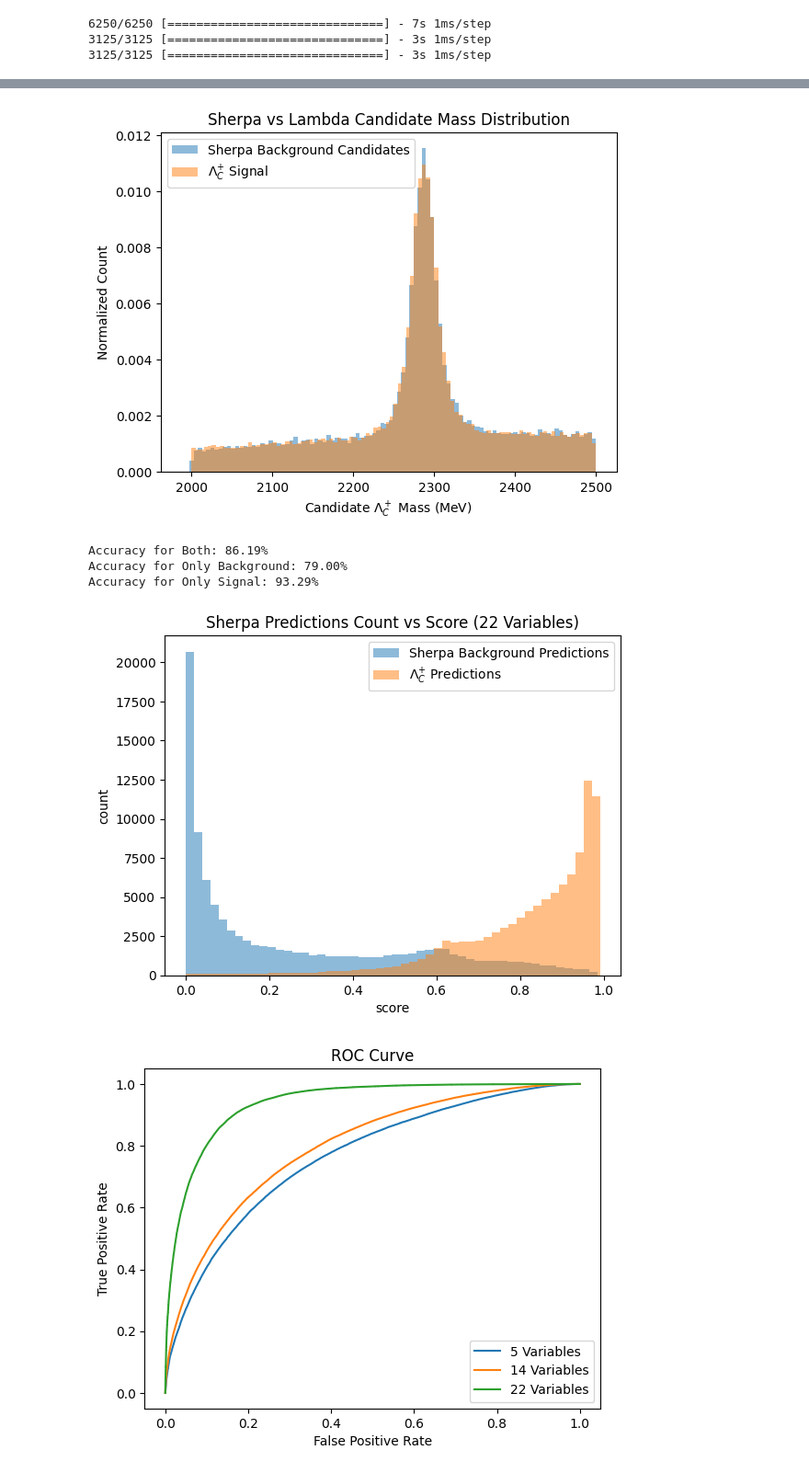
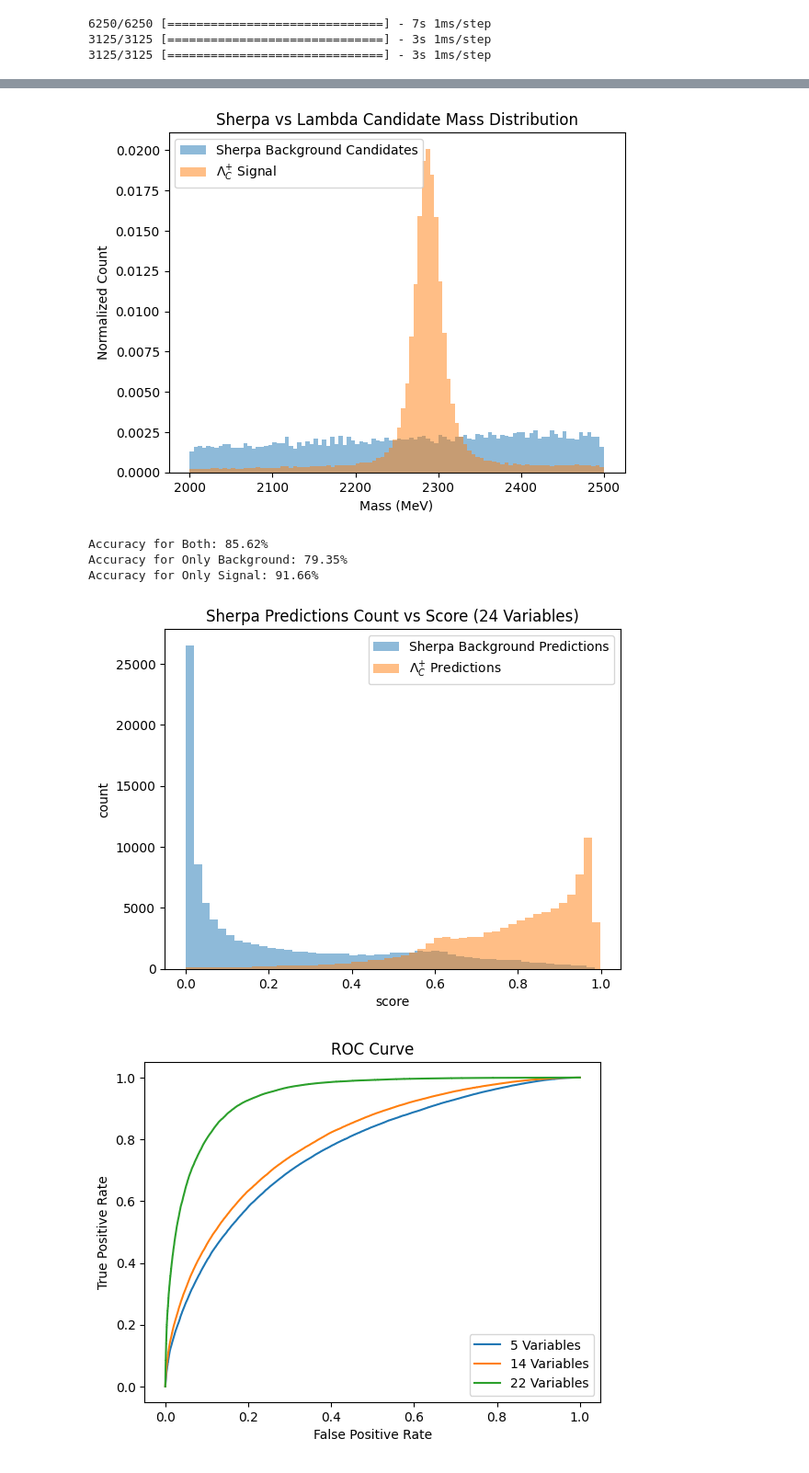
Before and after one commit to GitGup/ATLAS_DNN, a Jupyter notebook: MC_DNN.ipynb, the cells around one changed output, grey strips where cells are left out. Shown at 92% size. Drawn from its saved outputs; the diff is of its cells as text; code cells hidden in the pictures.

Commit message:
fixed mass passed distributions

```diff
--- a/MC_DNN.ipynb
+++ b/MC_DNN.ipynb
@@ -614,7 +615,7 @@ X_train1, X_test1, y_train1, y_test1 = train_test_split(only_411[training_column
 
 #only Lambda
 only_4122['DMesons_pdgId'] = only_4122['DMesons_pdgId'].replace({411: 0, 4122: 1})
-X_train, X_test2, y_train2, y_test2 = train_test_split(only_4122[training_columns], only_4122['DMesons_pdgId'], test_size=0.2, random_state=42)
+X_train2, X_test2, y_train2, y_test2 = train_test_split(only_4122[training_columns], only_4122['DMesons_pdgId'], test_size=0.2, random_state=42)
 # %%
 X_train2
 # %% [output]
@@ -875,11 +876,10 @@ predictions_signal2 = model.predict(X_test2)
 passed_background_indicies = []
 passed_signal_indicies = []
 
-
 for i in range(len(predictions_background2)):
     # if predictions_background2[i] > 0.6:
     #     passed_background_indicies.append(i)
-    if predictions_both2[i] > 0.6:
+    if predictions_signal2[i] > -1:
         passed_signal_indicies.append(i)
-    elif predictions_both[i] < 0.6:
+    if predictions_background2[i] > -1:
         passed_background_indicies.append(i)
@@ -894,8 +902,8 @@ len(passed_background_indicies) + len(passed_signal_indicies)
 # passed_Signal_df = X_train2.iloc[passed_signal_indicies]
 # passed_Signal_df
 
-passed_Background_both = X_train.iloc[passed_background_indicies]
-passed_Signal_both = X_train.iloc[passed_signal_indicies]
-passed_Signal_both
+passed_Background_both = X_train1.iloc[passed_background_indicies]
+passed_Signal_both = X_train2.iloc[passed_signal_indicies]
+passed_Background_both
 # %% [output]
 |  | DMesons_pt | DMesons_eta | DMesons_m | DMesons_fitOutput__Lxy | DMesons_costhetastar | DMesons_fitOutput__ImpactSignific... | ... |
@@ -914,18 +925,18 @@ passed_Signal_both
 # %%
 counts, bins, _ = plt.hist(passed_Background_both["DMesons_m"], bins=100)
 counts2, bins2, _ = plt.hist(passed_Signal_both["DMesons_m"], bins=100)
 # Normalize the histogram using the formula
 density = counts / (sum(counts) * np.diff(bins))
 density2 = counts2 / (sum(counts2) * np.diff(bins2))
 
     # Plot the normalized histogram
 plt.clf()
 plt.bar(bins[:-1], density, width=np.diff(bins), align='edge', alpha=0.5, label = "Sherpa Background Candidates")
 plt.bar(bins2[:-1], density2, width=np.diff(bins2), align='edge', alpha=0.5, label = "$\Lambda_C^{+}$ Signal")
 plt.title("Sherpa vs Lambda Candidate Mass Distribution")
 plt.ylabel("Normalized Count")
-plt.xlabel("Candidate $\Lambda_C^+$ Mass (MeV)")
+plt.xlabel("Mass (MeV)")
 plt.legend()
 plt.show()
 # %% [output]
-[figure, old version]
+[figure, new version]
@@ -955,9 +982,9 @@ print("Accuracy for Both: {:.2%}".format(accuracy_both))
 print("Accuracy for Only Background: {:.2%}".format(accuracy_background))
 print("Accuracy for Only Signal: {:.2%}".format(accuracy_signal))
 # %% [output]
-Accuracy for Both: 86.19%
-Accuracy for Only Background: 79.00%
-Accuracy for Only Signal: 93.29%
+Accuracy for Both: 85.62%
+Accuracy for Only Background: 79.35%
+Accuracy for Only Signal: 91.66%
 # %%
 hist = plt.hist(predictions_background2, bins = 50, label = "Sherpa Background Predictions", alpha=0.5)
 hist2 = plt.hist(predictions_signal2, bins = 50, label = "$\Lambda_C^{+}$ Predictions", alpha=0.5)
@@ -967,7 +994,7 @@ plt.title("Sherpa Predictions Count vs Score ({} Variables)".format(len(training
 plt.legend()
 plt.show()
 # %% [output]
-[figure, old version]
+[figure, new version]
 # %%
 #bulk
 y_true = list(y_test)
```
Also changed, not shown: parts of 14 cells of this notebook.
